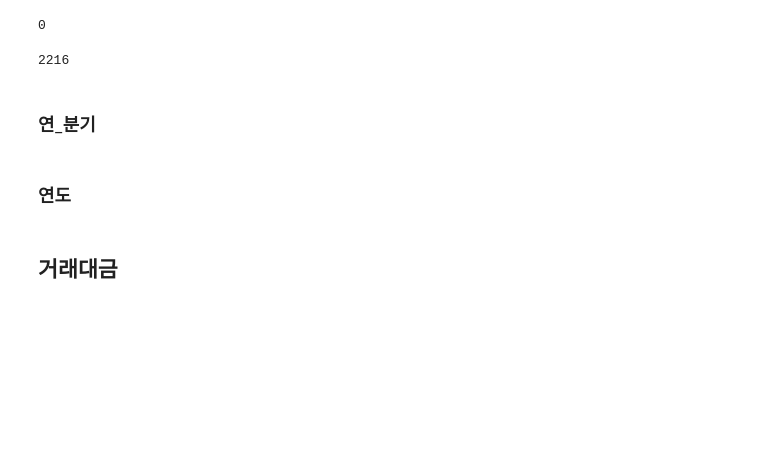
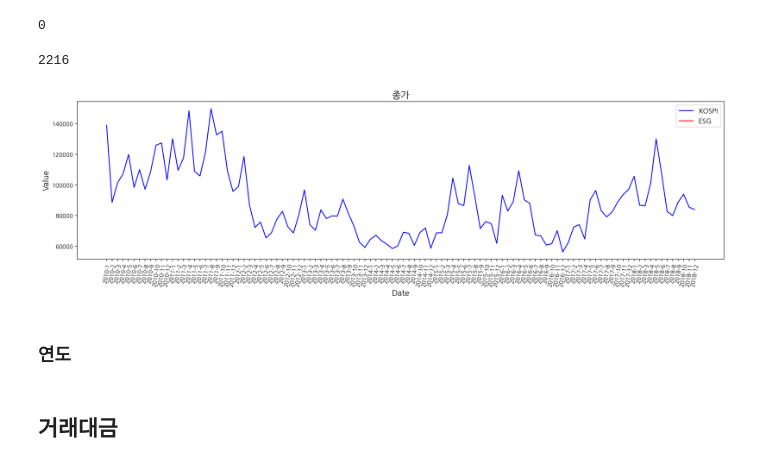
Before and after one commit to dkssudgb/ESG, a Jupyter notebook: DataAnalytics/KOSPI200_KOSPI200ESG.ipynb, the cells around one changed output. Drawn from its saved outputs; the diff is of its cells as text; code cells hidden in the pictures; blank space fills up the shorter version.

```diff
--- a/DataAnalytics/KOSPI200_KOSPI200ESG.ipynb
+++ b/DataAnalytics/KOSPI200_KOSPI200ESG.ipynb
@@ -18,7 +18,7 @@ import koreanize_matplotlib
 # %% [markdown]
 # 데이터 불러오기
 # %%
-file_path = "./data/indexPrice.parquet"
+file_path = "../data/indexPrice.parquet"
 df = pd.read_parquet(file_path)
 df.shape
 # %% [output]
@@ -161,5 +161,3 @@ df["거래량KOSPI200"].isnull().sum()
 df["거래량_KOSPI200ESG"].isnull().sum()
 # %% [output]
 2216
-# %% [markdown]
-### 연_분기
@@ -172,3 +164,18 @@ fig.show()
+# %%
+fig = plt.figure(figsize=(20, 5))
+ax = fig.add_subplot()
+
+sns.lineplot(data=df.sort_values("연_월_일"), x="연_월", y="거래량KOSPI200", color='blue', ax=ax, ci=None)
+sns.lineplot(data=df.sort_values("연_월_일"), x="연_월", y="거래량_KOSPI200ESG", color='red', ax=ax, ci=None)
+
+plt.title('종가', fontsize=16)
+plt.xlabel('Date', fontsize=14)
+plt.ylabel('Value', fontsize=14)
+plt.xticks(rotation=80)
+plt.legend(['KOSPI', 'ESG'], fontsize=12, loc='best')
+plt.show()
+# %% [output]
+[figure, added]
 # %% [markdown]
 ### 연도
 # %%
```
Also changed, not shown: parts of 4 cells of this notebook.
